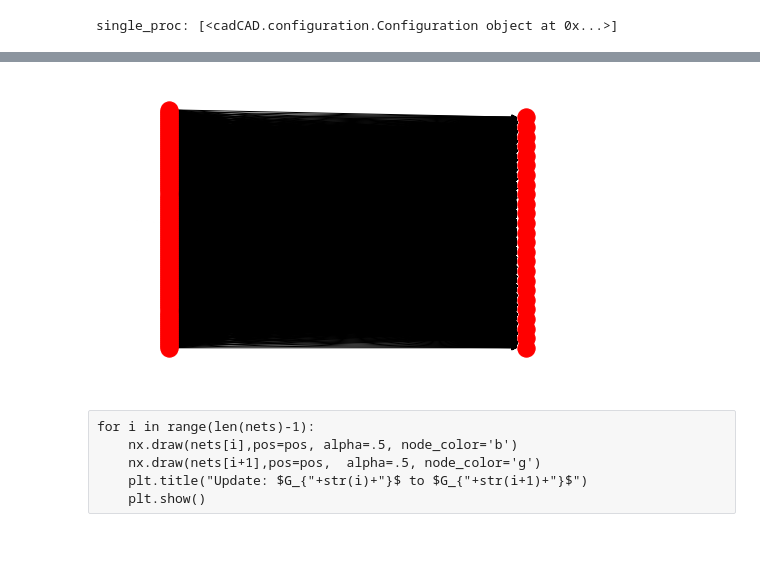
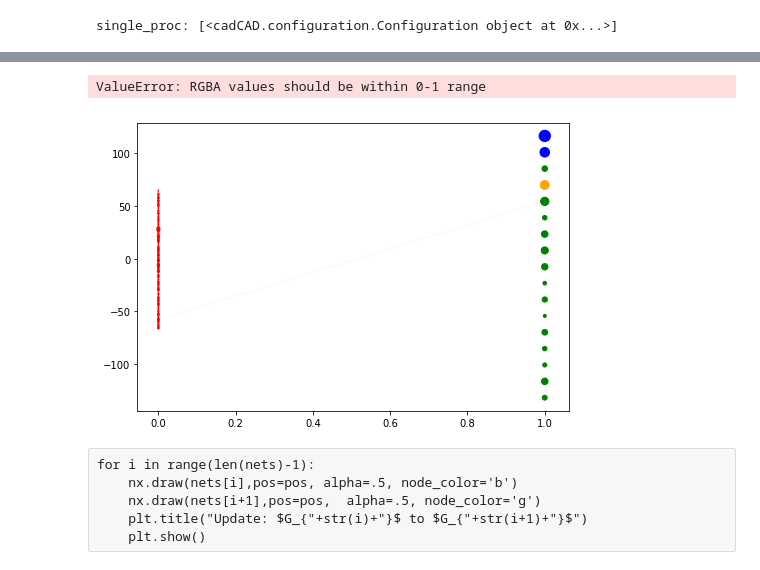
Before and after one commit to BlockScience/conviction, a Jupyter notebook: conviction_cadCAD.ipynb, the cells around one changed output, grey strips where cells are left out. Saved outputs shown, nothing was run; the diff lists cells and outputs as text; code cells hidden in the pictures; blank space fills up the shorter version.

```diff
--- a/conviction_cadCAD.ipynb
+++ b/conviction_cadCAD.ipynb
@@ -699,2 +804,0 @@ Text(0.5, 0, 'share_of_funds_requested')
-# %%
-last_net= rdf.network.values[-1]
@@ -737,7 +849,42 @@ for ind in range(last_m):
+# %%
+final_supply = df.supply.values[-1]
+# %%
+edges = last_net.edges
+
+E = len(edges)
+
+node_color = np.empty((M+N,4))
+node_size = np.empty(M+N)
+
+edge_color = np.empty((E,4))
+cm = plt.get_cmap('Reds')
+
+cNorm  = colors.Normalize(vmin=0, vmax=final_supply)
+scalarMap = cmx.ScalarMappable(norm=cNorm, cmap=cm)
+# %%
+size_scale = 1/1000
+
+for j in last_props:
+    node_size[j] = last_net.nodes[j]['funds_requested']*size_scale
+    if last_net.nodes[j]['status']=="candidate":
+        node_color[j] = colors.to_rgba('blue')
+    elif last_net.nodes[j]['status']=="active":
+        node_color[j] = colors.to_rgba('orange')
+    elif last_net.nodes[j]['status']=="completed":
+        node_color[j] = colors.to_rgba('green')
+
+for i in last_parts:
+    node_size[i] = last_net.nodes[i]['holdings']*size_scale
+    node_color[i] = colors.to_rgba('red')
+
+for e in edges:
+    tokens = last_net.edges[e]['tokens']
+    edge_color[i] = scalarMap.to_rgba(tokens)
 # %%
-nx.draw(last_net, pos)
+nx.draw(last_net, pos=pos, node_size = node_size, node_color = node_color, edge_color = edge_color)
 # %% [output]
+ValueError: RGBA values should be within 0-1 range
-[figure, old version]
+[figure, new version]
 # %%
 df['node_count']=df.network.apply(lambda g:len(g.nodes))
 df['net_growth']= df.node_count.diff()
```
Also changed, not shown: parts of 42 cells of this notebook.
